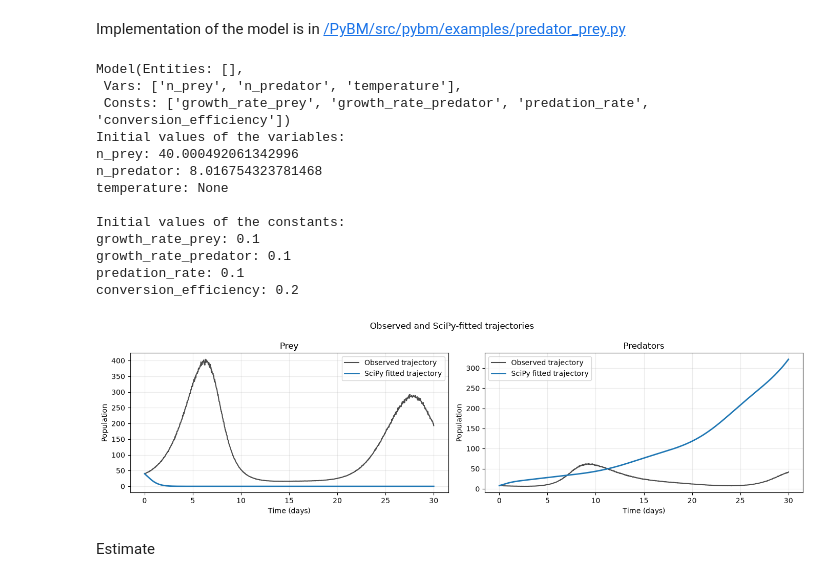
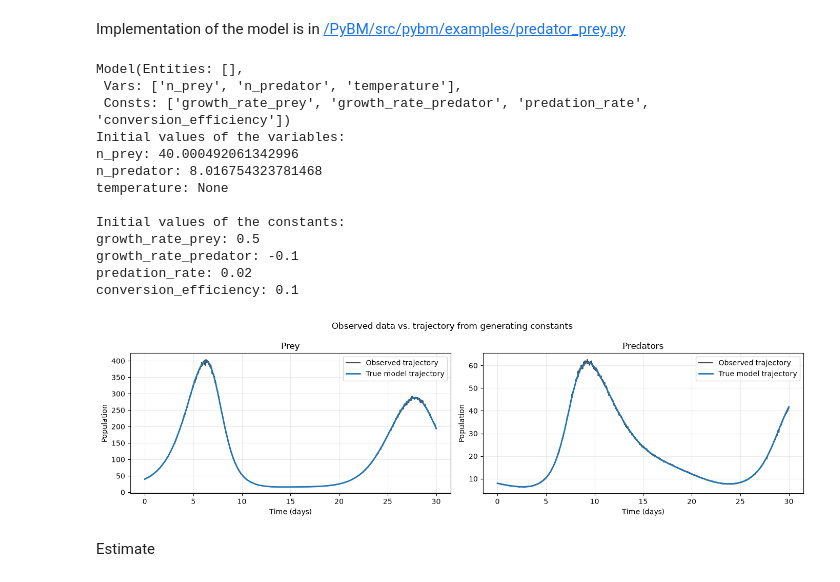
Before and after one commit to urhprimozic/PyBM, a Jupyter notebook: presentation.ipynb, the cells around one changed output. Cells and saved outputs as stored; diff of their text form; code cells hidden in the pictures.

```diff
--- a/presentation.ipynb
+++ b/presentation.ipynb
@@ -160,18 +160,23 @@ print("Initial values of the variables:")
 for var_name, var in model.vars.items():
     print(f"{var_name}: {var.initial}")
 
+# set initial values of the constants to true values
+model.consts["growth_rate_prey"].initial_value = 0.5
+model.consts["growth_rate_predator"].initial_value = -0.1
+model.consts["predation_rate"].initial_value = 0.02 #0.02
+model.consts["conversion_efficiency"].initial_value = 0.1#0.1
 
 # set initial values of the constants to good guesses
-#model.consts["growth_rate_prey"].initial_value = 0.4
-#model.consts["growth_rate_predator"].initial_value = -0.1
-#model.consts["predation_rate"].initial_value = 0.05 #0.02
-#model.consts["conversion_efficiency"].initial_value = 0.2#0.1
+# model.consts["growth_rate_prey"].initial_value = 0.4
+# model.consts["growth_rate_predator"].initial_value = -0.1
+# model.consts["predation_rate"].initial_value = 0.05 #0.02
+# model.consts["conversion_efficiency"].initial_value = 0.2#0.1
 
 # set initial values of the constants to bad guesses
-model.consts["growth_rate_prey"].initial_value = 0.1 #0.5
-model.consts["growth_rate_predator"].initial_value = 0.1 #-0.2
-model.consts["predation_rate"].initial_value = 0.1 #0.02
-model.consts["conversion_efficiency"].initial_value = 0.2#0.1
+# model.consts["growth_rate_prey"].initial_value = 0.1 #0.5
+# model.consts["growth_rate_predator"].initial_value = 0.1 #-0.2
+# model.consts["predation_rate"].initial_value = 0.1 #0.02
+# model.consts["conversion_efficiency"].initial_value = 0.2#0.1
 
 
 # print initial values of the constants
@@ -188,58 +193,68 @@ n_predator: 8.016754323781468
 temperature: None
 
 Initial values of the constants:
-growth_rate_prey: 0.1
-growth_rate_predator: 0.1
-predation_rate: 0.1
-conversion_efficiency: 0.2
+growth_rate_prey: 0.5
+growth_rate_predator: -0.1
+predation_rate: 0.02
+conversion_efficiency: 0.1
 # %%
 import matplotlib.pyplot as plt
+from pybm.examples.predator_prey import (
+    GROWTH_RATE_PREY,
+    GROWTH_RATE_PREDATOR,
+    PREDATION_RATE,
+    CONVERSION_EFFICIENCY,
+)
 from pybm.estimate.int_scipy import simulate as simulate_scipy
 
-const_values = [const.initial_value for const in model.consts.values()]
-# Simulacija z ocenjenimi SciPy parametri
-fitted_solution = simulate_scipy(
+# Simulate the model with the true generating constants.
+true_const_ctx = [
+    GROWTH_RATE_PREY,
+    GROWTH_RATE_PREDATOR,
+    PREDATION_RATE,
+    CONVERSION_EFFICIENCY,
+]
+sol = simulate_scipy(
     *model.get_endo_variables(),
     t_eval=times,
-    const_ctx=const_values,
-    n_subintervals=100
-)
+    const_ctx=true_const_ctx,
+ )
 
 fig, axes = plt.subplots(1, 2, figsize=(14, 4), sharex=True)
 
 series = [
     ("n_prey", "Prey"),
     ("n_predator", "Predators"),
 ]
 
 for index, (name, title) in enumerate(series):
     ax = axes[index]
     observed = components[name].data.x
 
     ax.plot(
         times, observed,
         label="Observed trajectory",
         color="black",
         alpha=0.7,
     )
     ax.plot(
-        times, fitted_solution.y[index],
-        label="SciPy fitted trajectory",
+        times, sol.y[index],
+        label="True model trajectory",
         color="tab:blue",
         linewidth=2,
     )
 
     ax.set_title(title)
     ax.set_xlabel("Time (days)")
     ax.set_ylabel("Population")
     ax.grid(alpha=0.25)
     ax.legend()
 
-fig.suptitle("Observed and SciPy-fitted trajectories")
+fig.suptitle("Observed data vs. trajectory from generating constants")
 fig.tight_layout()
 plt.show()
 # %% [output]
-[figure, old version]
+[figure, new version]
 # %% [markdown]
 Estimate
 # %%
```
Also changed, not shown: parts of 13 cells of this notebook, 4 other files.
